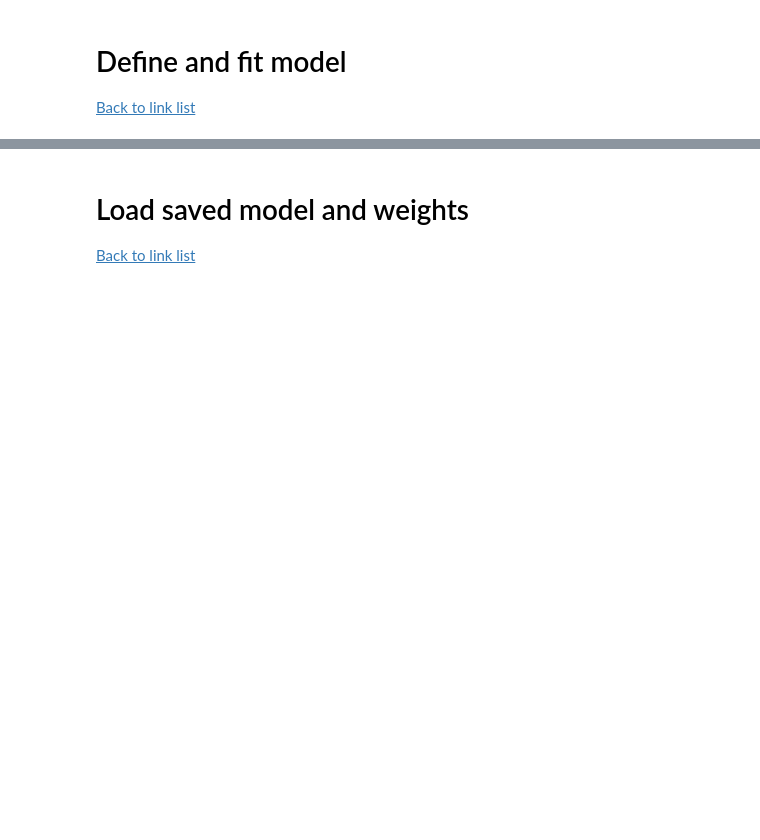
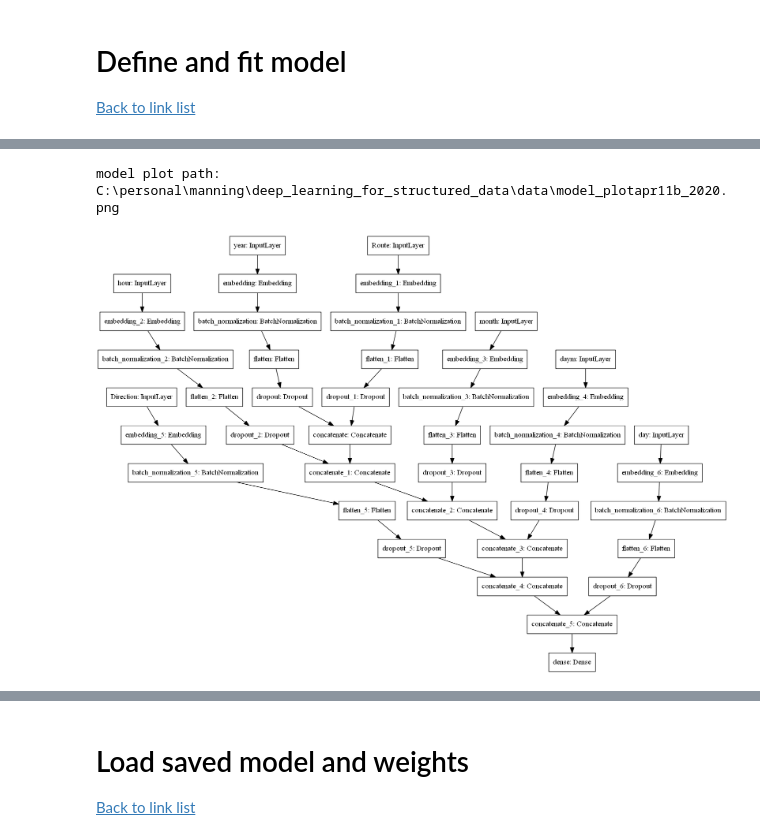
Before and after one commit to ryanmark1867/deep_learning_for_structured_data, a Jupyter notebook: notebooks/streetcar_model_training.ipynb, the cells around one changed output, grey strips where cells are left out. Cells and saved outputs as stored; diff of their text form; code cells hidden in the pictures; blank space fills up the shorter version.

```diff
--- a/notebooks/streetcar_model_training.ipynb
+++ b/notebooks/streetcar_model_training.ipynb
@@ -741,6 +742,16 @@ Total params: 1,341
 Trainable params: 1,201
 Non-trainable params: 140
 __________________________________________________________________________________________________
+# %%
+# save model plot
+model_plot_file = "model_plot"+modifier+".png"
+model_plot_path = os.path.join(get_path(),model_plot_file)
+print("model plot path: ",model_plot_path)
+# plot_model(model, to_file=model_plot_path, show_shapes=True, show_layer_names=True)
+plot_model(model, to_file=model_plot_path)
+# %% [output]
+model plot path:  C:\personal\manning\deep_learning_for_structured_data\data\model_plotapr11b_2020.png
+[figure, added]
 # %%
 # set up early stopping
 def set_early_stop(es_monitor, es_mode):
```
Also changed, not shown: parts of 30 cells of this notebook, 7 other files.
